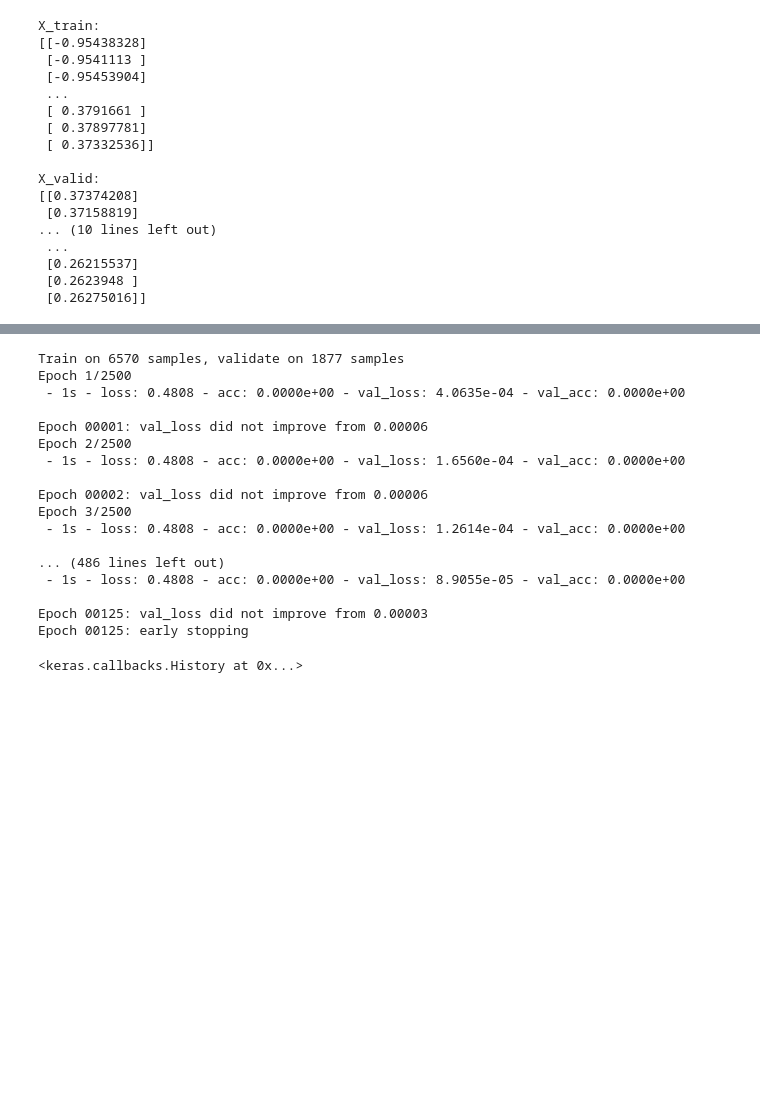
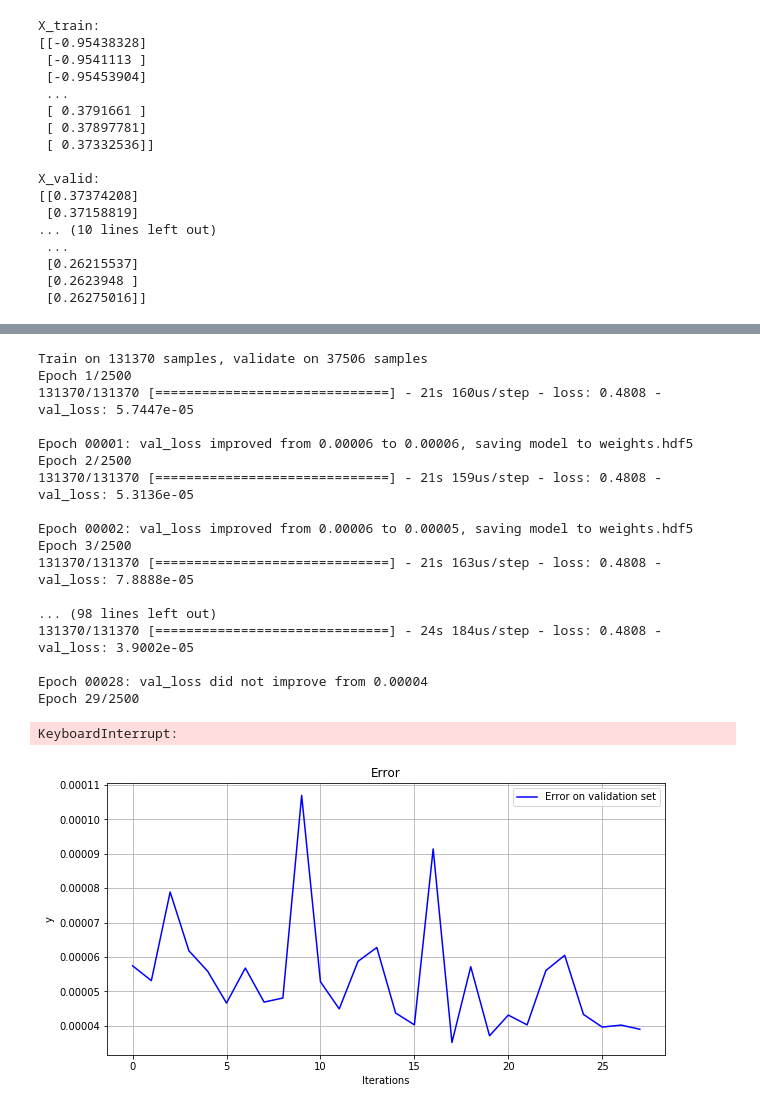
Before and after one commit to bana513/DeepLearningHomework, a Jupyter notebook: Learning.ipynb, the cells around one changed output, grey strips where cells are left out. Cells and saved outputs as stored; diff of their text form; code cells hidden in the pictures; blank space fills up the shorter version.

```diff
--- a/Learning.ipynb
+++ b/Learning.ipynb
@@ -204,29 +255,43 @@ from keras.callbacks import ModelCheckpoint
 checkpointer=ModelCheckpoint(filepath='weights.hdf5', save_best_only=True, verbose=1)
 # %%
 # Training model
-model.fit(train_X[::timestep], train_y[::timestep],
-          batch_size=4,
+model.fit(train_X[::1], train_y[::1],
+          batch_size=64,
           epochs=2500,
-          verbose=2,
-          validation_data=(valid_X[::timestep],valid_y[::timestep]),
+          validation_data=(valid_X[::1],valid_y[::1]),
           callbacks=[checkpointer, early_stopping, history],
           shuffle= True)
 # %% [output]
-Train on 6570 samples, validate on 1877 samples
+Train on 131370 samples, validate on 37506 samples
 Epoch 1/2500
- - 1s - loss: 0.4808 - acc: 0.0000e+00 - val_loss: 4.0635e-04 - val_acc: 0.0000e+00
+131370/131370 [==============================] - 21s 160us/step - loss: 0.4808 - val_loss: 5.7447e-05
 
-Epoch 00001: val_loss did not improve from 0.00006
+Epoch 00001: val_loss improved from 0.00006 to 0.00006, saving model to weights.hdf5
 Epoch 2/2500
- - 1s - loss: 0.4808 - acc: 0.0000e+00 - val_loss: 1.6560e-04 - val_acc: 0.0000e+00
+131370/131370 [==============================] - 21s 159us/step - loss: 0.4808 - val_loss: 5.3136e-05
 
-Epoch 00002: val_loss did not improve from 0.00006
+Epoch 00002: val_loss improved from 0.00006 to 0.00005, saving model to weights.hdf5
 Epoch 3/2500
- - 1s - loss: 0.4808 - acc: 0.0000e+00 - val_loss: 1.2614e-04 - val_acc: 0.0000e+00
+131370/131370 [==============================] - 21s 163us/step - loss: 0.4808 - val_loss: 7.8888e-05
 
-... (486 lines left out)
- - 1s - loss: 0.4808 - acc: 0.0000e+00 - val_loss: 8.9055e-05 - val_acc: 0.0000e+00
+... (98 lines left out)
+131370/131370 [==============================] - 24s 184us/step - loss: 0.4808 - val_loss: 3.9002e-05
 
-Epoch 00125: val_loss did not improve from 0.00003
-Epoch 00125: early stopping
+Epoch 00028: val_loss did not improve from 0.00004
+Epoch 29/2500
-<keras.callbacks.History at 0x...>
+KeyboardInterrupt:
+# %%
+from matplotlib import pyplot as plt
+%matplotlib inline
+
+plt.figure(figsize=(10, 5))
+plt.title('Error')
+# plt.plot(np.arange(history.epoch), history.losses, color ='g', label='Error on training set')
+plt.plot(np.arange(history.epoch), history.valid_losses, color ='b', label='Error on validation set')
+plt.legend(loc='upper right')
+plt.xlabel('Iterations')
+plt.ylabel('y')
+plt.grid(True)
+plt.show()
+# %% [output]
+[figure, added]
```
Also changed, not shown: parts of 8 cells of this notebook, 3 other files.
